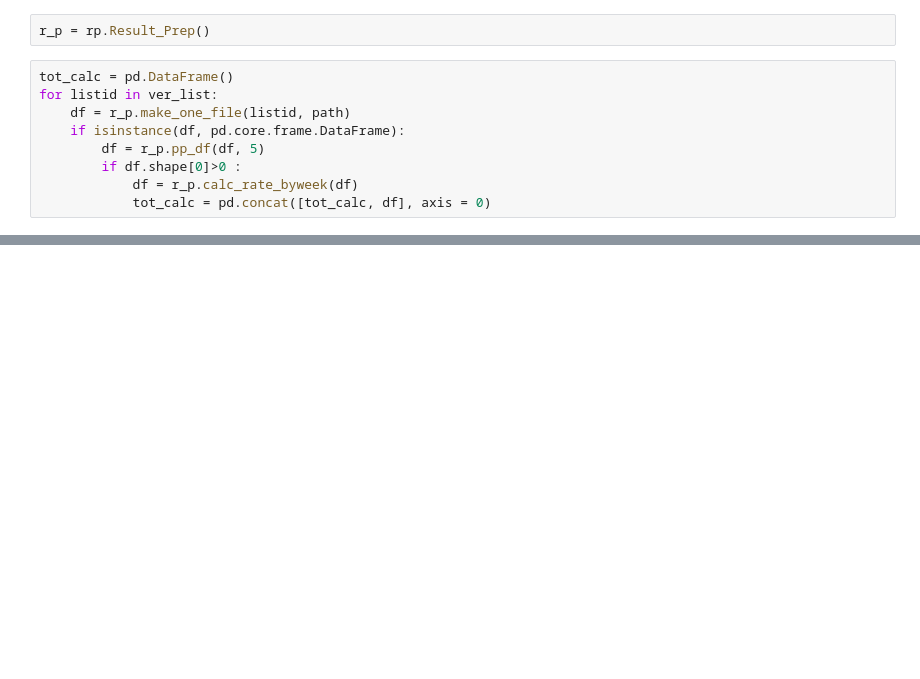
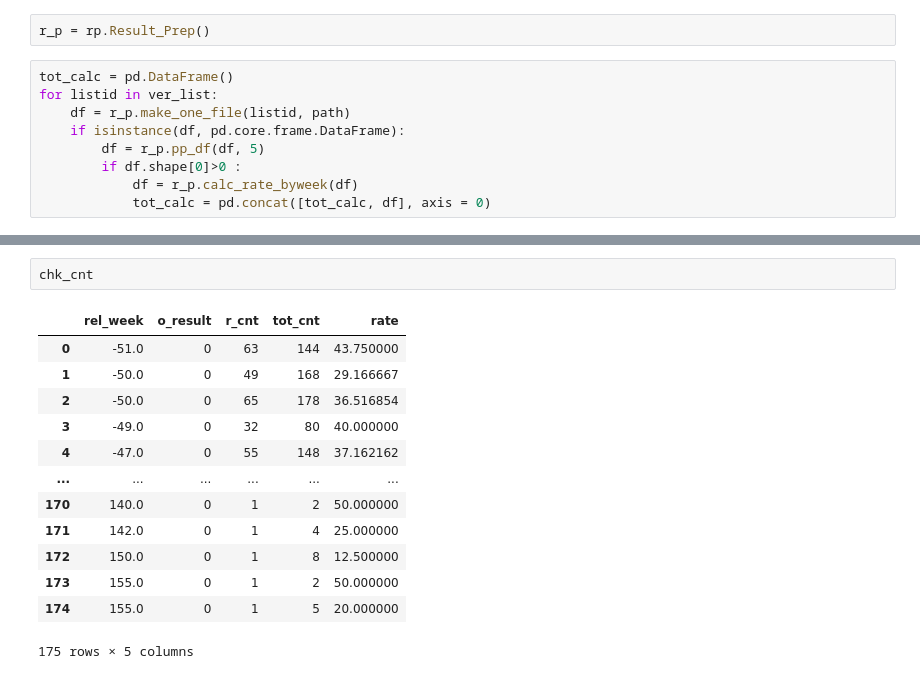
Before and after one commit to myokyunghan/so_difficulty_measure, a Jupyter notebook: run_project/annotate_difficulty/03_visualization/1_visualization copy 2.ipynb, the cells around one changed output, grey strips where cells are left out. Cells and saved outputs as stored; diff of their text form; blank space fills up the shorter version.

```diff
--- a/run_project/annotate_difficulty/03_visualization/1_visualization copy 2.ipynb
+++ b/run_project/annotate_difficulty/03_visualization/1_visualization copy 2.ipynb
@@ -193,3 +232,19 @@ tot_calc[tot_calc['rel_week'] > 0]
+# %%
+chk_cnt
+# %% [output]
+|  | rel_week | o_result | r_cnt | tot_cnt | rate |
+| 0 | -51.0 | 0 | 63 | 144 | 43.750000 |
+| 1 | -50.0 | 0 | 49 | 168 | 29.166667 |
+| 2 | -50.0 | 0 | 65 | 178 | 36.516854 |
+| 3 | -49.0 | 0 | 32 | 80 | 40.000000 |
+| 4 | -47.0 | 0 | 55 | 148 | 37.162162 |
+| ... | ... | ... | ... | ... | ... |
+| 170 | 140.0 | 0 | 1 | 2 | 50.000000 |
+| 171 | 142.0 | 0 | 1 | 4 | 25.000000 |
+| 172 | 150.0 | 0 | 1 | 8 | 12.500000 |
+| 173 | 155.0 | 0 | 1 | 2 | 50.000000 |
+| 174 | 155.0 | 0 | 1 | 5 | 20.000000 |
+175 rows × 5 columns
 # %%
 fig, ax = plt.subplots(3, 1, figsize=(12,20), constrained_layout=True, sharey=True)
 label_dict = {'A' : 'Basic', 'B' : 'Intermediate', 'C':'Advanced'}
```
Also changed, not shown: parts of 19 cells of this notebook, 24 other files.
